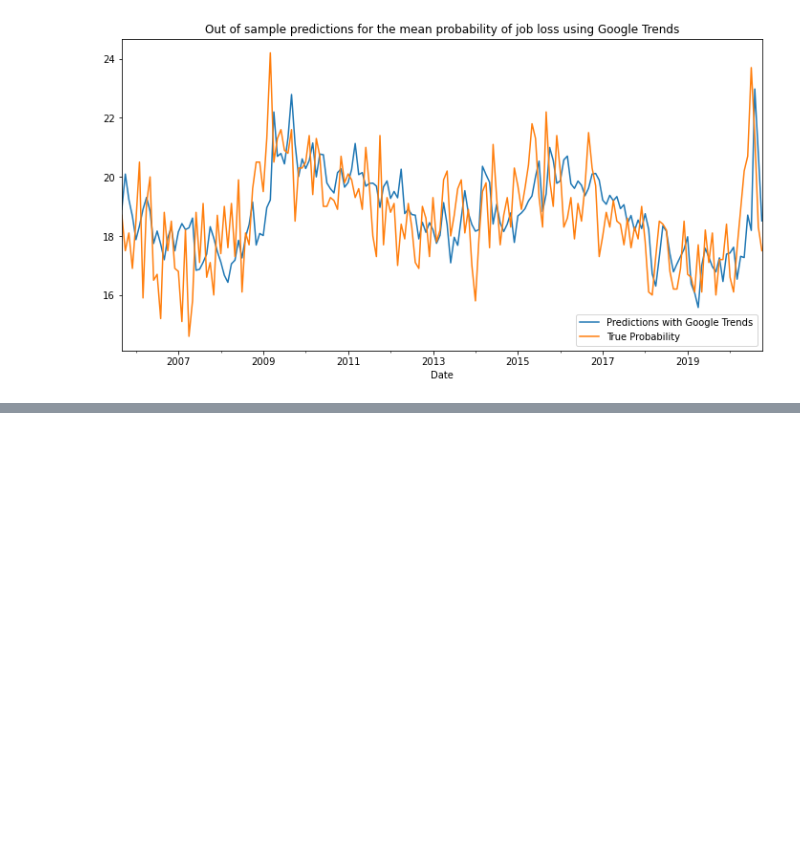
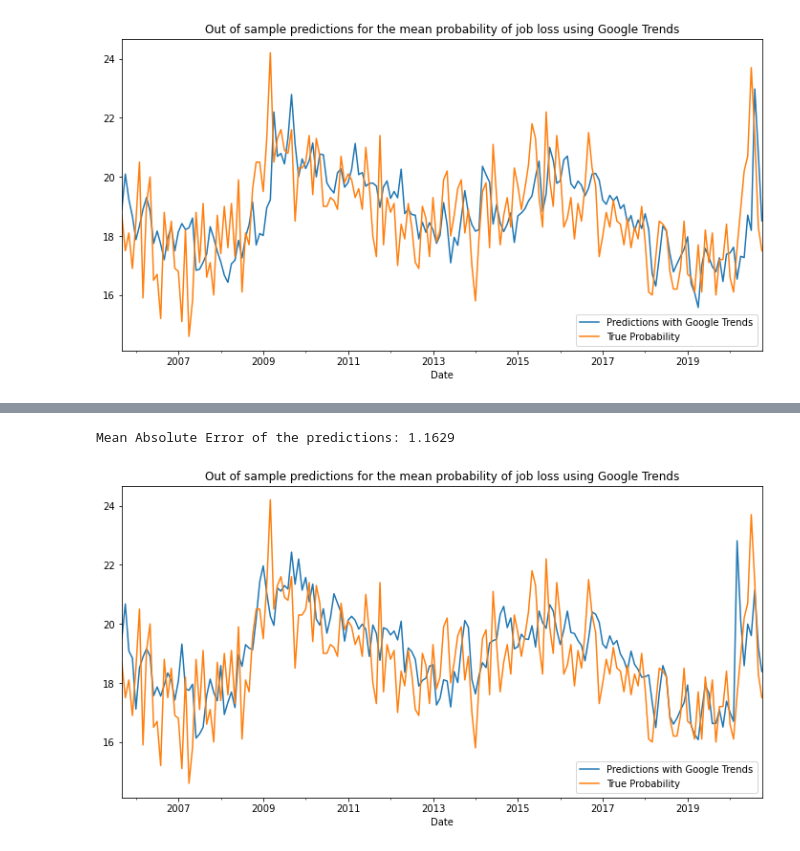
Before and after one commit to epfl-ada/ada-2020-project-milestone-p3-p3_datanalyzers, a Jupyter notebook: creative_extension.ipynb, the cells around one changed output, grey strips where cells are left out. Drawn from its saved outputs; the diff is of its cells as text; code cells hidden in the pictures; blank space fills up the shorter version.

```diff
--- a/creative_extension.ipynb
+++ b/creative_extension.ipynb
@@ -292,0 +323,3 @@ Mean Absolute Error of the predictions: 1.1668
+# %%
+df_full2 = pd.merge(df, pytrends_df, left_index=True, right_index=True)
+df_full2.tail()
@@ -292,0 +334,16 @@ Mean Absolute Error of the predictions: 1.1668
+# %%
+for i in range(k, len(df_full2)):
+    mod_base = smf.ols(formula='Mean ~ Mean_t_1 + Mean_t_6 + Economy + Unemployment', data=df_full2[i-k:i])
+    res_base = mod_base.fit()
+    df_full2.loc[df.index[i], 'Trends'] = res_base.predict(df_full2.iloc[i])[0]
+
+fig, ax = plt.subplots(1, 1, figsize = FIGSIZE)
+ax.set_title('Out of sample predictions for the mean probability of job loss using Google Trends')
+df_full2.Trends[forecast_start:].plot()
+df_full2.Mean[forecast_start:].plot()
+ax.legend(['Predictions with Google Trends', 'True Probability'])
+
+print('Mean Absolute Error of the predictions: {:.4f}'.format(helpers.mae(df_full2.Mean, df_full2.Trends, forecast_start)))
+# %% [output]
+Mean Absolute Error of the predictions: 1.1629
+[figure, added]
```
Also changed, not shown: parts of 2 cells of this notebook.
